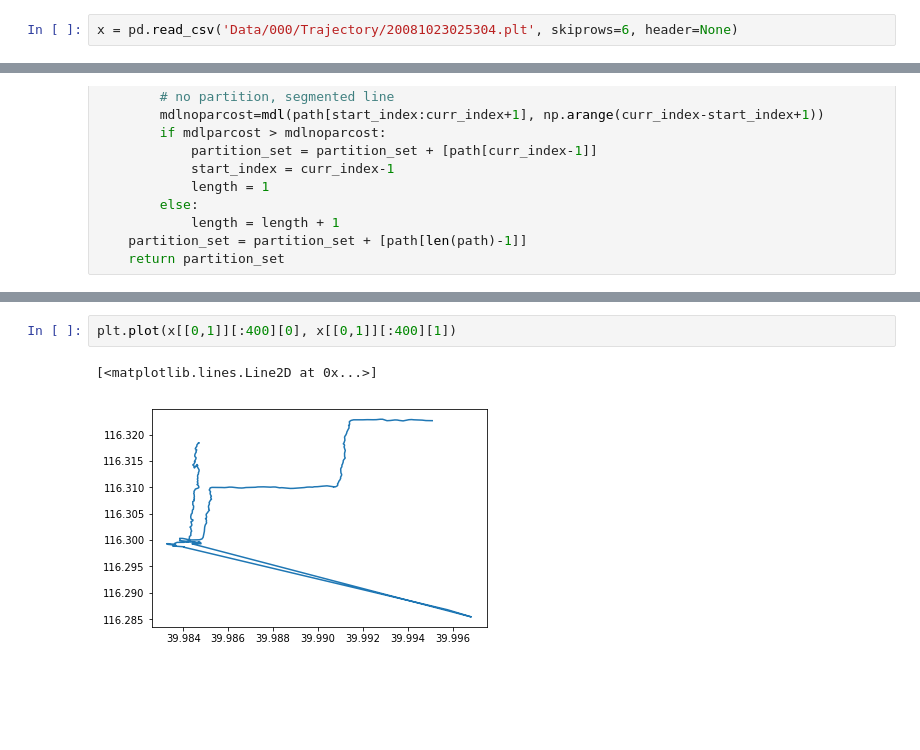
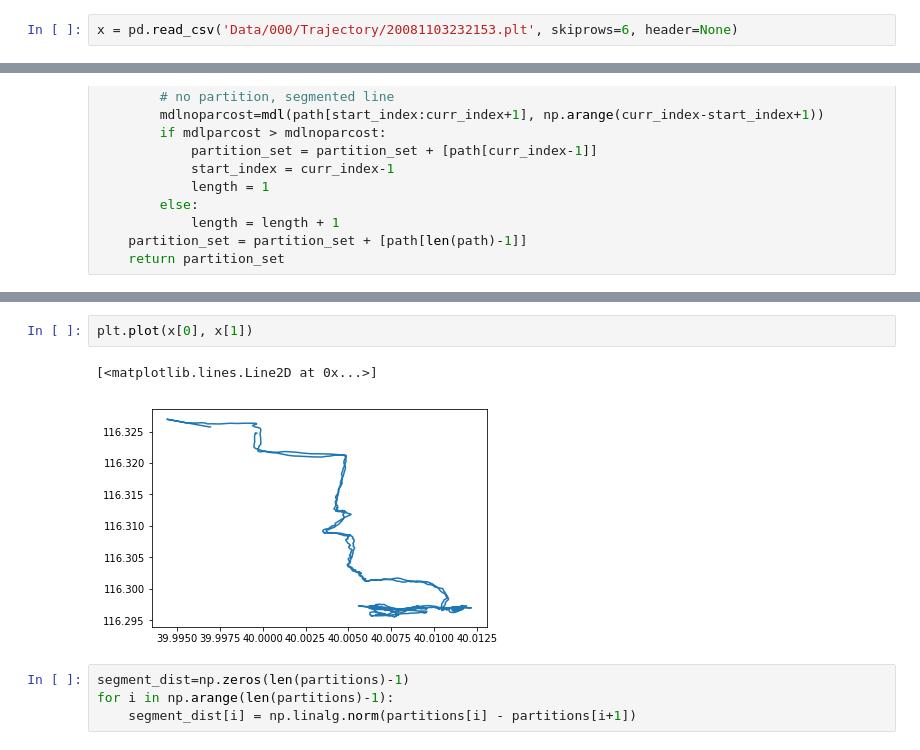
Before and after one commit to shengcode/CSE523, a Jupyter notebook: test.ipynb, the cells around one changed output, grey strips where cells are left out. Cells and saved outputs as stored; diff of their text form; blank space fills up the shorter version.

```diff
--- a/test.ipynb
+++ b/test.ipynb
@@ -11,7 +14,7 @@ cd Geolife\ Trajectories\ 1.3
 # %% [output]
 /home/me/Documents/cse523/Geolife Trajectories 1.3
 # %%
-x = pd.read_csv('Data/000/Trajectory/20081023025304.plt', skiprows=6, header=None)
+x = pd.read_csv('Data/000/Trajectory/20081103232153.plt', skiprows=6, header=None)
 # %%
 x.head()
 # %% [output]
@@ -118,5 +130,9 @@ plt.plot(partitions[:, 0], partitions[:, 1])
 # %%
-plt.plot(x[[0,1]][:400][0], x[[0,1]][:400][1])
+plt.plot(x[0], x[1])
 # %% [output]
 [<matplotlib.lines.Line2D at 0x...>]
-[figure, old version]
+[figure, new version]
+# %%
+segment_dist=np.zeros(len(partitions)-1)
+for i in np.arange(len(partitions)-1):
+    segment_dist[i] = np.linalg.norm(partitions[i] - partitions[i+1])
```
Also changed, not shown: parts of 17 cells of this notebook.
